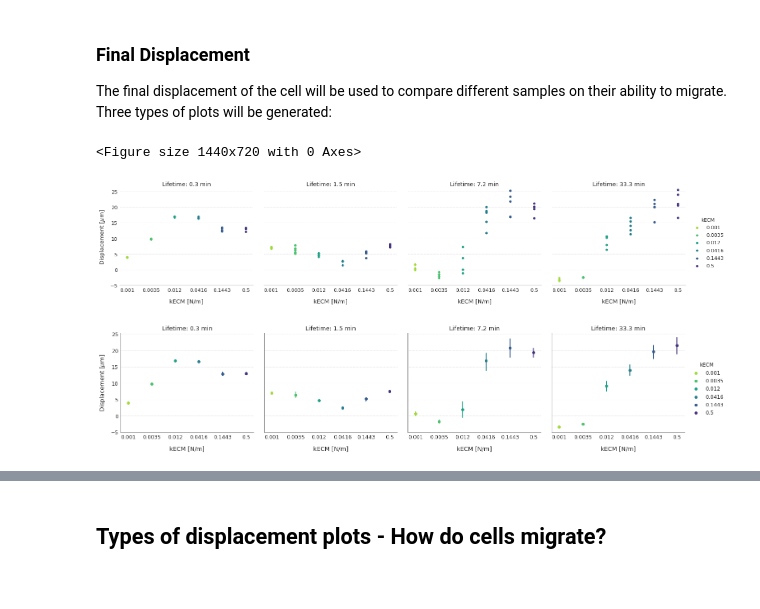
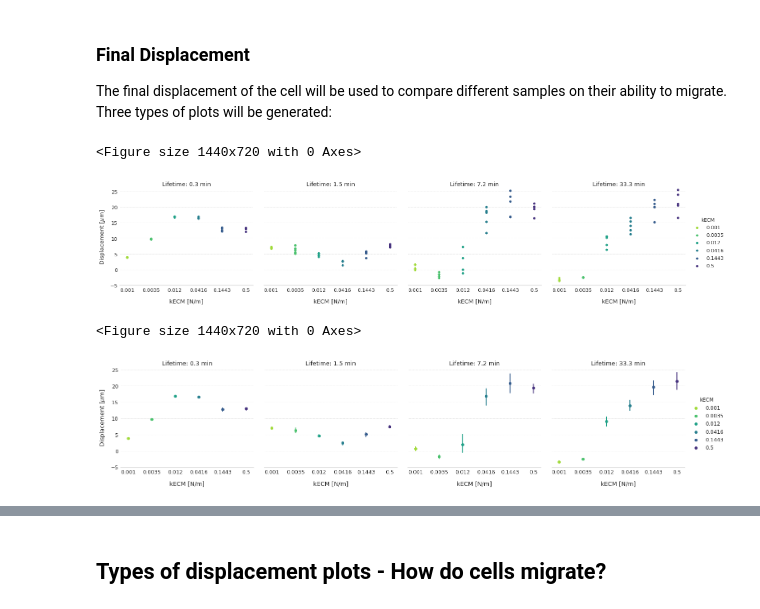
Before and after one commit to IGGoncalves/FinalScripts_MScThesis, a Jupyter notebook: General_Notebook.ipynb, the cells around one changed output, grey strips where cells are left out. Drawn from its saved outputs; the diff is of its cells as text; code cells hidden in the pictures.

```diff
--- a/General_Notebook.ipynb
+++ b/General_Notebook.ipynb
@@ -23,7 +22,7 @@ reload(h5_tools)
 
 ### EXTRACT DATA FROM H5 FILE ###
 sim_numbers = range(0, 5)
-data = h5_tools.geth5Data(sim_numbers, path = 'AON_FON/pstudy/')
+data, params = h5_tools.geth5Data(sim_numbers, path = 'AON_FON/pstudy/')
 
 qgrid_widget = qgrid.show_grid(data)
 qgrid_widget
@@ -76,49 +75,13 @@ VTP_tools.plotFinalDisp(nodesData, data, 11)
 # %% [markdown]
 ### Final Displacement
 The final displacement of the cell will be used to compare different samples on their ability to migrate. Three types of plots will be generated:
-# %%
-### PLOT DISPLACEMENT - FINAL VALUE ###
-plt.figure(figsize = (20, 10))
-sns.set_style("white")
-sns.set_palette('viridis_r',6)
-
-my_xticks = [0.001, 0.0035, 0.012, 0.0416, 0.1443, 0.5]
-
-g = sns.FacetGrid(data[709::710], col = "lt_FA0", hue = "kECM",  aspect=1.15, size = 5, gridspec_kws={"wspace":0.08})
-
-g = (g.map(plt.scatter, "log_kECM", "final_disp")
-    .set(xticks = np.log10(my_xticks))
-    .add_legend()
-    .set(ylim=(-5,26))
-    .set_xticklabels(my_xticks)
-    .set_titles("Lifetime: {col_name} min")
-    .set_ylabels("Displacement [$\mu$m]", labelpad=10)
-    .set_xlabels("kECM [N/m]", labelpad=15))
-
-for i in range(0,4):
-    g.axes.flatten()[i].yaxis.grid(color='lightgray', linestyle='--', linewidth=0.5)
-    g.axes.flatten()[i].spines.values()[0].set_edgecolor('white')
-    g.axes.flatten()[i].spines.values()[2].set_edgecolor('lightgray')
-
-plt.subplots_adjust(top = 0.8)
-#g.fig.suptitle('Scatter plot of the final displacement of the cell for all 5 simulations', weight = 'bold')
-
-ax = sns.lmplot(data = data[709::710], x = "log_kECM", y = "final_disp", col = "lt_FA0", hue = "kECM", fit_reg = False, x_estimator = np.mean)
-ax.set(xticks = np.log10(my_xticks))
-ax.set_titles("Lifetime: {col_name} min")
-ax.set_xticklabels(my_xticks)
-plt.subplots_adjust(top = 0.8)
-ax.set_xlabels('kECM [N/m]', labelpad=15)
-ax.set_ylabels('Displacement [$\mu$m]', labelpad=10)
-
-for i in range(0,4):
-    ax.axes.flatten()[i].yaxis.grid(color='lightgray', linestyle='--', linewidth=0.5)
-    ax.axes.flatten()[i].spines.values()[0].set_edgecolor('gray')
-    ax.axes.flatten()[i].spines.values()[2].set_edgecolor('gray')
-
-plt.subplots_adjust(wspace=0.08)
-#plt.suptitle('Mean and SEM of the final displacement of the 5 simulations', weight = 'bold')
-# %% [output]
-<Figure size 1440x720 with 0 Axes>
-[figure, removed]
-[figure, removed]
+# %%
+### PLOT DISPLACEMENT - FINAL VALUE ###
+
+h5_tools.plotFinalDisp(data, 'all')
+h5_tools.plotFinalDisp(data)
+# %% [output]
+<Figure size 1440x720 with 0 Axes>
+[figure, added]
+<Figure size 1440x720 with 0 Axes>
+[figure, added]
```
Also changed, not shown: parts of 7 cells of this notebook, 2 other files.
